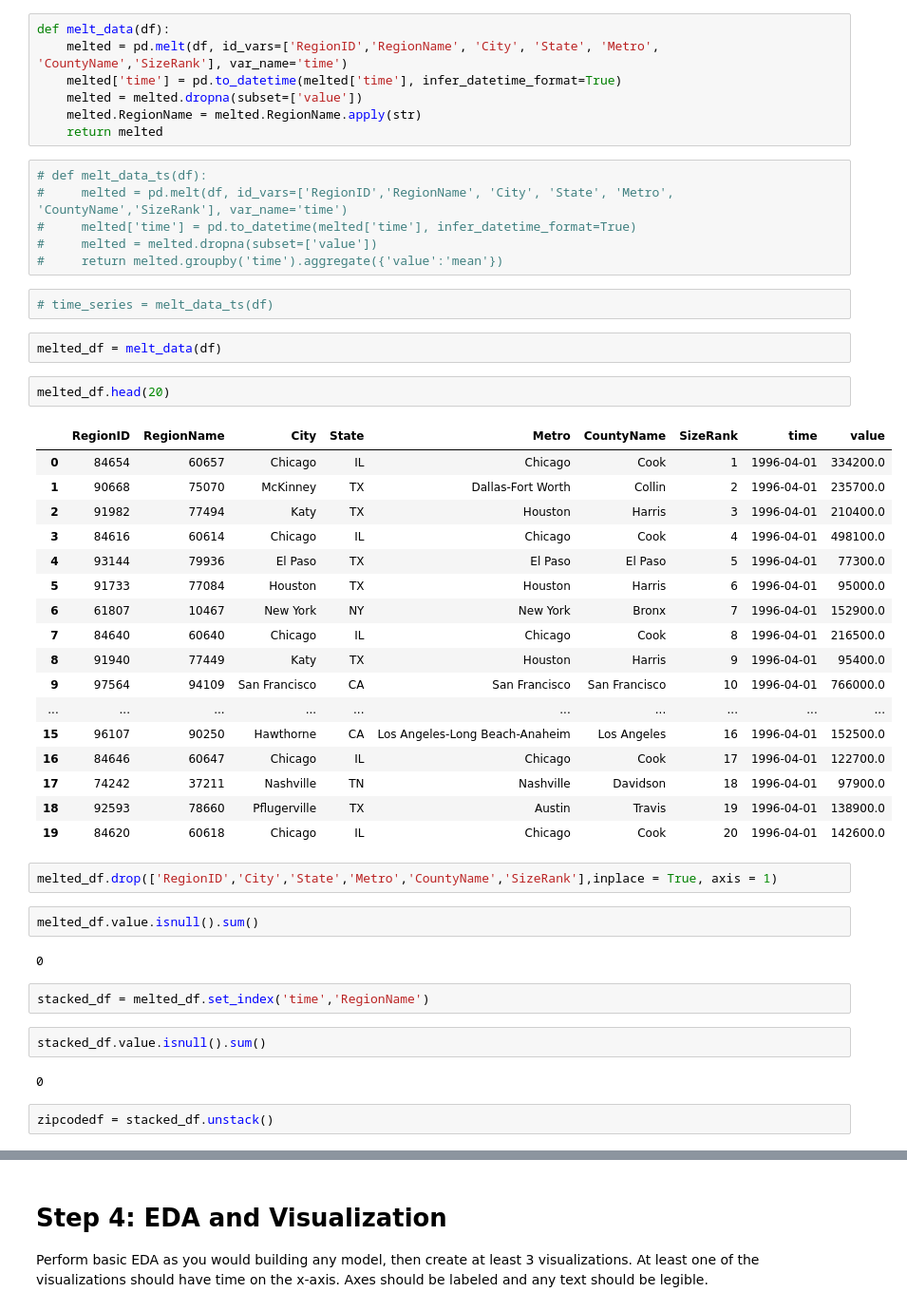
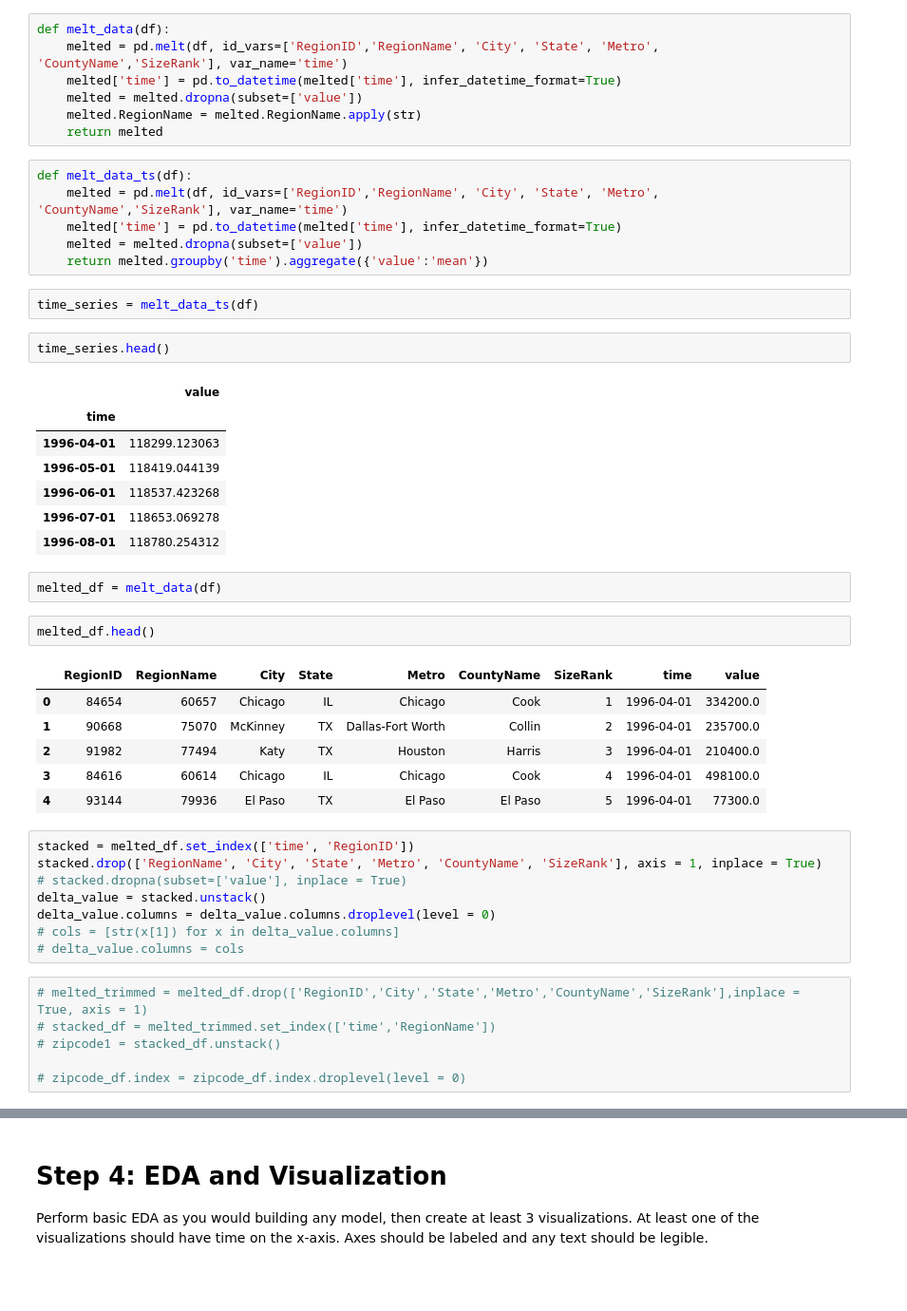
Before and after one commit to harrisonmiller13/nyc-mhtn-ds-060319-lectures, a Jupyter notebook: Mod_4/Mod_4_Project/mod_4_starter_notebook.ipynb, the cells around one changed output, grey strips where cells are left out. Shown: that part at 95% size. Saved outputs shown, nothing was run; the diff lists cells and outputs as text; blank space fills up the shorter version.

```diff
--- a/Mod_4/Mod_4_Project/mod_4_starter_notebook.ipynb
+++ b/Mod_4/Mod_4_Project/mod_4_starter_notebook.ipynb
@@ -106,47 +131,46 @@ def melt_data(df):
     melted.RegionName = melted.RegionName.apply(str)
     return melted
 # %%
-# def melt_data_ts(df):
-#     melted = pd.melt(df, id_vars=['RegionID','RegionName', 'City', 'State', 'Metro', 'CountyName','SizeRank'], var_name='time')
-#     melted['time'] = pd.to_datetime(melted['time'], infer_datetime_format=True)
-#     melted = melted.dropna(subset=['value'])
-#     return melted.groupby('time').aggregate({'value':'mean'})
+def melt_data_ts(df):
+    melted = pd.melt(df, id_vars=['RegionID','RegionName', 'City', 'State', 'Metro', 'CountyName','SizeRank'], var_name='time')
+    melted['time'] = pd.to_datetime(melted['time'], infer_datetime_format=True)
+    melted = melted.dropna(subset=['value'])
+    return melted.groupby('time').aggregate({'value':'mean'})
 # %%
-# time_series = melt_data_ts(df)
+time_series = melt_data_ts(df)
+# %%
+time_series.head()
+# %% [output]
+|  | value |
+| time |  |
+| 1996-04-01 | 118299.123063 |
+| 1996-05-01 | 118419.044139 |
+| 1996-06-01 | 118537.423268 |
+| 1996-07-01 | 118653.069278 |
+| 1996-08-01 | 118780.254312 |
 # %%
 melted_df = melt_data(df)
 # %%
-melted_df.head(20)
+melted_df.head()
 # %% [output]
 |  | RegionID | RegionName | City | State | Metro | CountyName | SizeRank | time | value |
 | 0 | 84654 | 60657 | Chicago | IL | Chicago | Cook | 1 | 1996-04-01 | 334200.0 |
 | 1 | 90668 | 75070 | McKinney | TX | Dallas-Fort Worth | Collin | 2 | 1996-04-01 | 235700.0 |
 | 2 | 91982 | 77494 | Katy | TX | Houston | Harris | 3 | 1996-04-01 | 210400.0 |
 | 3 | 84616 | 60614 | Chicago | IL | Chicago | Cook | 4 | 1996-04-01 | 498100.0 |
 | 4 | 93144 | 79936 | El Paso | TX | El Paso | El Paso | 5 | 1996-04-01 | 77300.0 |
-| 5 | 91733 | 77084 | Houston | TX | Houston | Harris | 6 | 1996-04-01 | 95000.0 |
-| 6 | 61807 | 10467 | New York | NY | New York | Bronx | 7 | 1996-04-01 | 152900.0 |
-| 7 | 84640 | 60640 | Chicago | IL | Chicago | Cook | 8 | 1996-04-01 | 216500.0 |
-| 8 | 91940 | 77449 | Katy | TX | Houston | Harris | 9 | 1996-04-01 | 95400.0 |
-| 9 | 97564 | 94109 | San Francisco | CA | San Francisco | San Francisco | 10 | 1996-04-01 | 766000.0 |
-| ... | ... | ... | ... | ... | ... | ... | ... | ... | ... |
-| 15 | 96107 | 90250 | Hawthorne | CA | Los Angeles-Long Beach-Anaheim | Los Angeles | 16 | 1996-04-01 | 152500.0 |
-| 16 | 84646 | 60647 | Chicago | IL | Chicago | Cook | 17 | 1996-04-01 | 122700.0 |
-| 17 | 74242 | 37211 | Nashville | TN | Nashville | Davidson | 18 | 1996-04-01 | 97900.0 |
-| 18 | 92593 | 78660 | Pflugerville | TX | Austin | Travis | 19 | 1996-04-01 | 138900.0 |
-| 19 | 84620 | 60618 | Chicago | IL | Chicago | Cook | 20 | 1996-04-01 | 142600.0 |
+# %%
+stacked = melted_df.set_index(['time', 'RegionID'])
+stacked.drop(['RegionName', 'City', 'State', 'Metro', 'CountyName', 'SizeRank'], axis = 1, inplace = True)
+# stacked.dropna(subset=['value'], inplace = True)
+delta_value = stacked.unstack()
+delta_value.columns = delta_value.columns.droplevel(level = 0)
+# cols = [str(x[1]) for x in delta_value.columns]
+# delta_value.columns = cols
 # %%
-melted_df.drop(['RegionID','City','State','Metro','CountyName','SizeRank'],inplace = True, axis = 1)
+# melted_trimmed = melted_df.drop(['RegionID','City','State','Metro','CountyName','SizeRank'],inplace = True, axis = 1)
+# stacked_df = melted_trimmed.set_index(['time','RegionName'])
+# zipcode1 = stacked_df.unstack()
+
+# zipcode_df.index = zipcode_df.index.droplevel(level = 0)
-# %%
-melted_df.value.isnull().sum()
-# %% [output]
-0
-# %%
-stacked_df = melted_df.set_index('time','RegionName')
-# %%
-stacked_df.value.isnull().sum()
-# %% [output]
-0
-# %%
-zipcodedf = stacked_df.unstack()
 # %%
```
Also changed, not shown: parts of 12 cells of this notebook.
